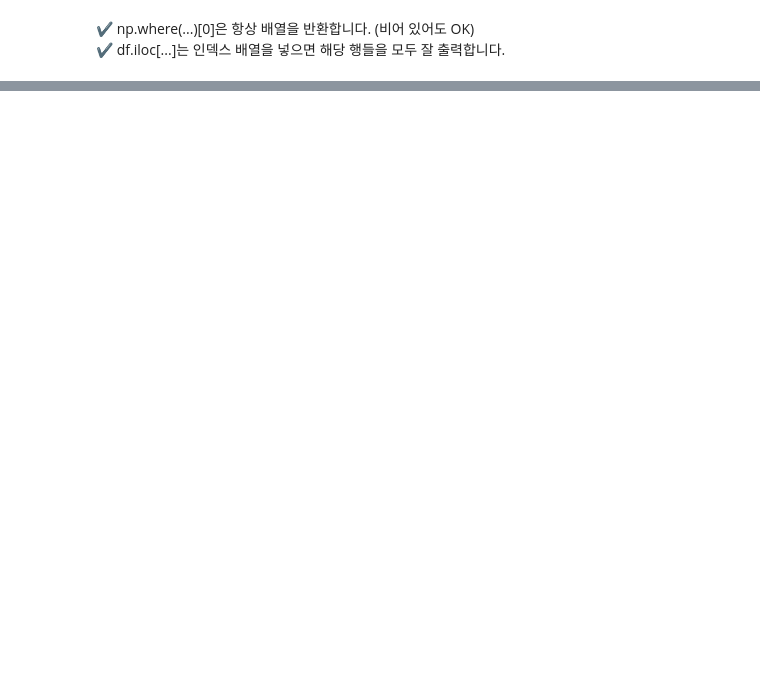
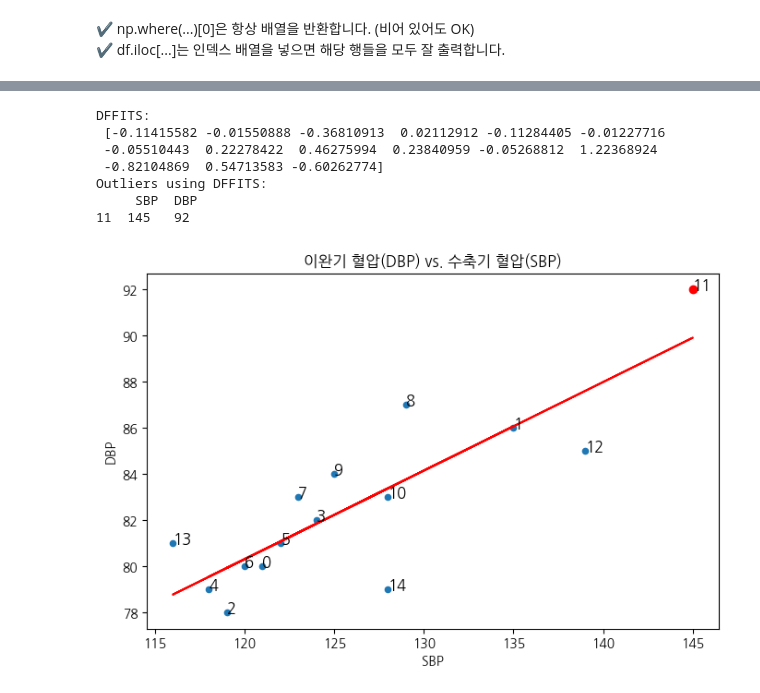
Before and after one commit to ppvid/biostat, a Jupyter notebook: 회귀진단.ipynb, the cells around one changed output, grey strips where cells are left out. Saved outputs shown, nothing was run; the diff lists cells and outputs as text; code cells hidden in the pictures; blank space fills up the shorter version.

```diff
--- a/회귀진단.ipynb
+++ b/회귀진단.ipynb
@@ -230,0 +316,20 @@ Outliers using Leverage:
+# %%
+ # DFFITS 계산
+(dffits, p) = infl.dffits_internal
+print('DFFITS: \n', dffits)
+
+#DFFITS가 큰 관측치 확인
+outliers = np.where(np.abs(dffits) > 1) [0]
+print('Outliers using DFFITS: \n', df.iloc[outliers])
+
+# 이상치 시각화
+showOutlier(df,'SBP','DBP',model,outliers)
+# %% [output]
+DFFITS:
+ [-0.11415582 -0.01550888 -0.36810913  0.02112912 -0.11284405 -0.01227716
+ -0.05510443  0.22278422  0.46275994  0.23840959 -0.05268812  1.22368924
+ -0.82104869  0.54713583 -0.60262774]
+Outliers using DFFITS:
+     SBP  DBP
+11  145   92
+[figure, added]
```
Also changed, not shown: parts of 12 cells of this notebook.
